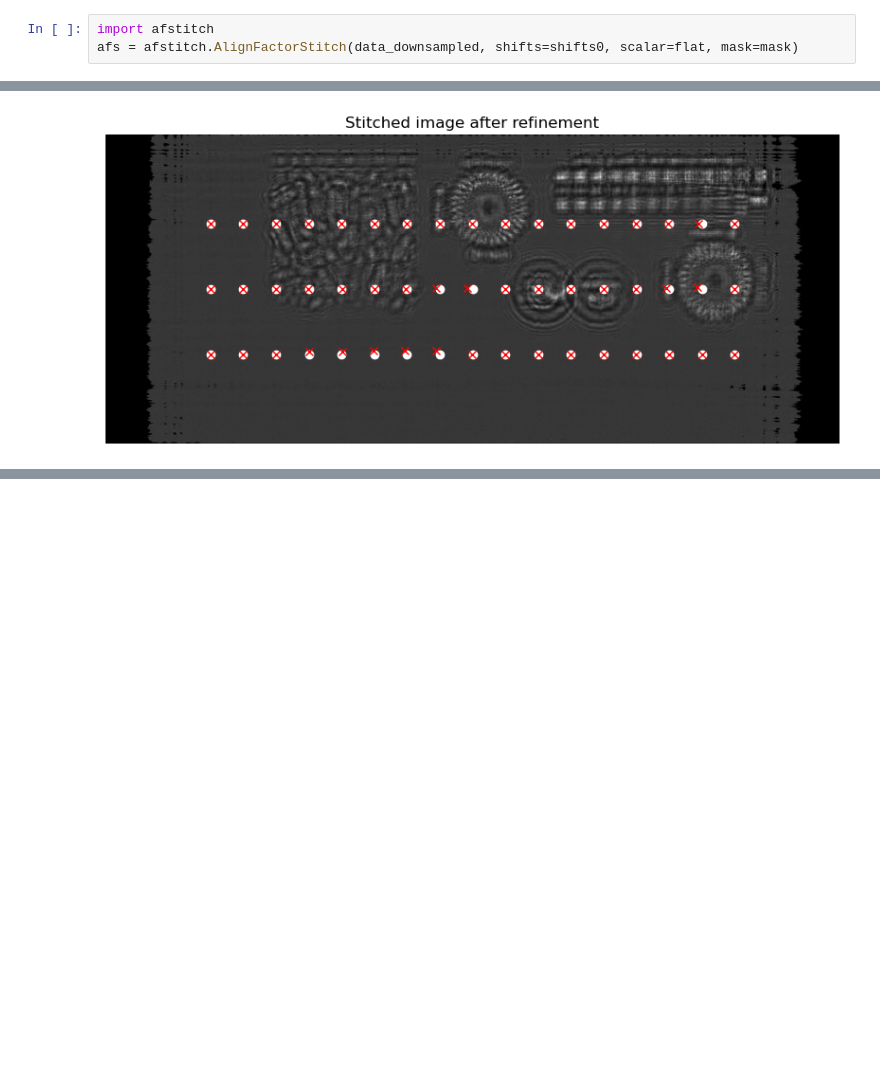
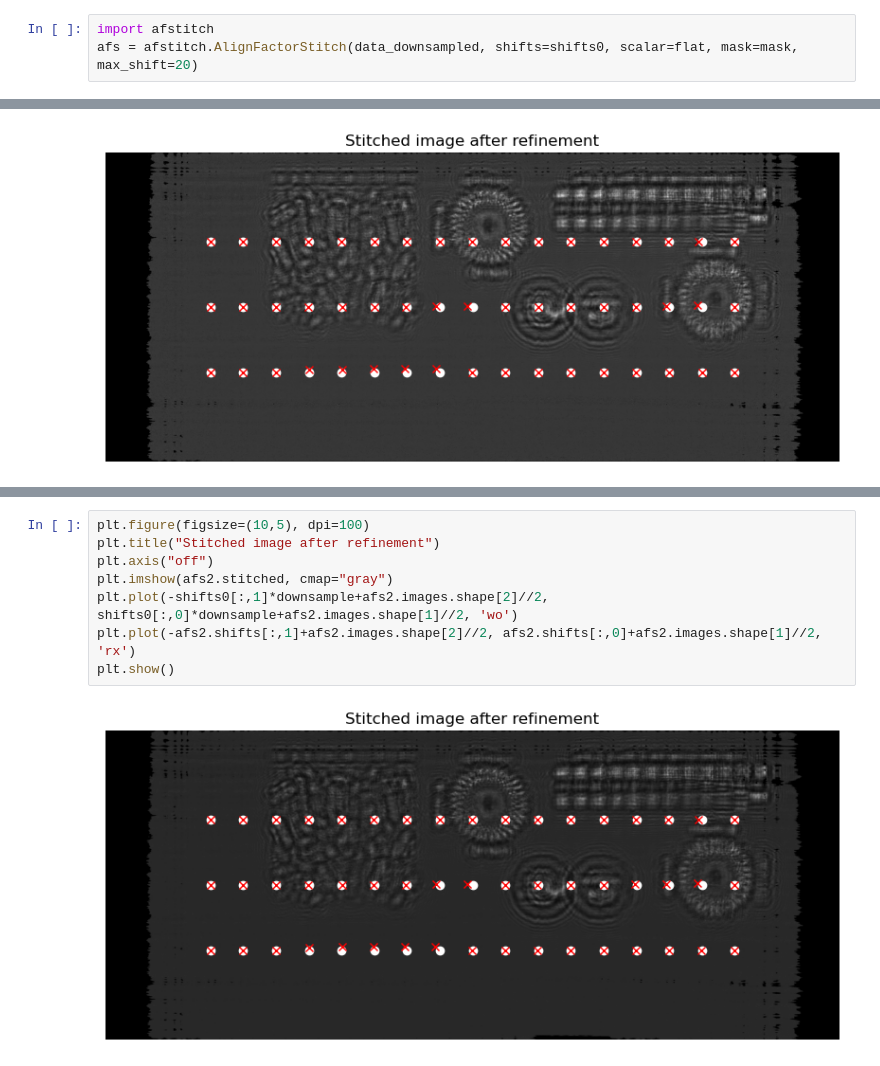
Before and after one commit to optimato/align-factor-stitch, a Jupyter notebook: examples/example_I14_hologram.ipynb, the cells around one changed output, grey strips where cells are left out. Drawn from its saved outputs; the diff is of its cells as text; blank space fills up the shorter version.

```diff
--- a/examples/example_I14_hologram.ipynb
+++ b/examples/example_I14_hologram.ipynb
@@ -41,7 +41,7 @@ shifts0 = -np.array([py,px]).T
 ### 4. Initialize stitching algorithm
 # %%
 import afstitch
-afs = afstitch.AlignFactorStitch(data_downsampled, shifts=shifts0, scalar=flat, mask=mask)
+afs = afstitch.AlignFactorStitch(data_downsampled, shifts=shifts0, scalar=flat, mask=mask, max_shift=20)
 # %%
 plt.figure(figsize=(10,5), dpi=100)
 plt.title("Stitched image from initial positions")
@@ -81,0 +108,10 @@ plt.show()
+# %%
+plt.figure(figsize=(10,5), dpi=100)
+plt.title("Stitched image after refinement")
+plt.axis("off")
+plt.imshow(afs2.stitched, cmap="gray")
+plt.plot(-shifts0[:,1]*downsample+afs2.images.shape[2]//2, shifts0[:,0]*downsample+afs2.images.shape[1]//2, 'wo')
+plt.plot(-afs2.shifts[:,1]+afs2.images.shape[2]//2, afs2.shifts[:,0]+afs2.images.shape[1]//2, 'rx')
+plt.show()
+# %% [output]
+[figure, added]
```
Also changed, not shown: parts of 6 cells of this notebook, 3 other files.
